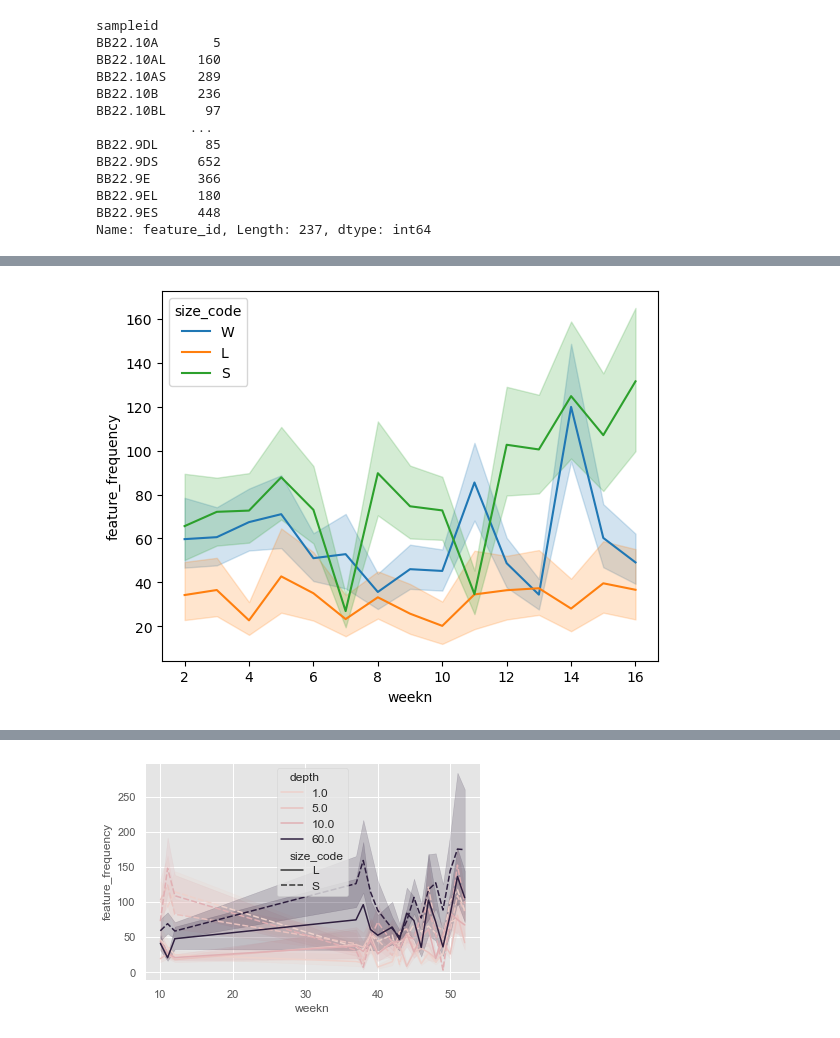
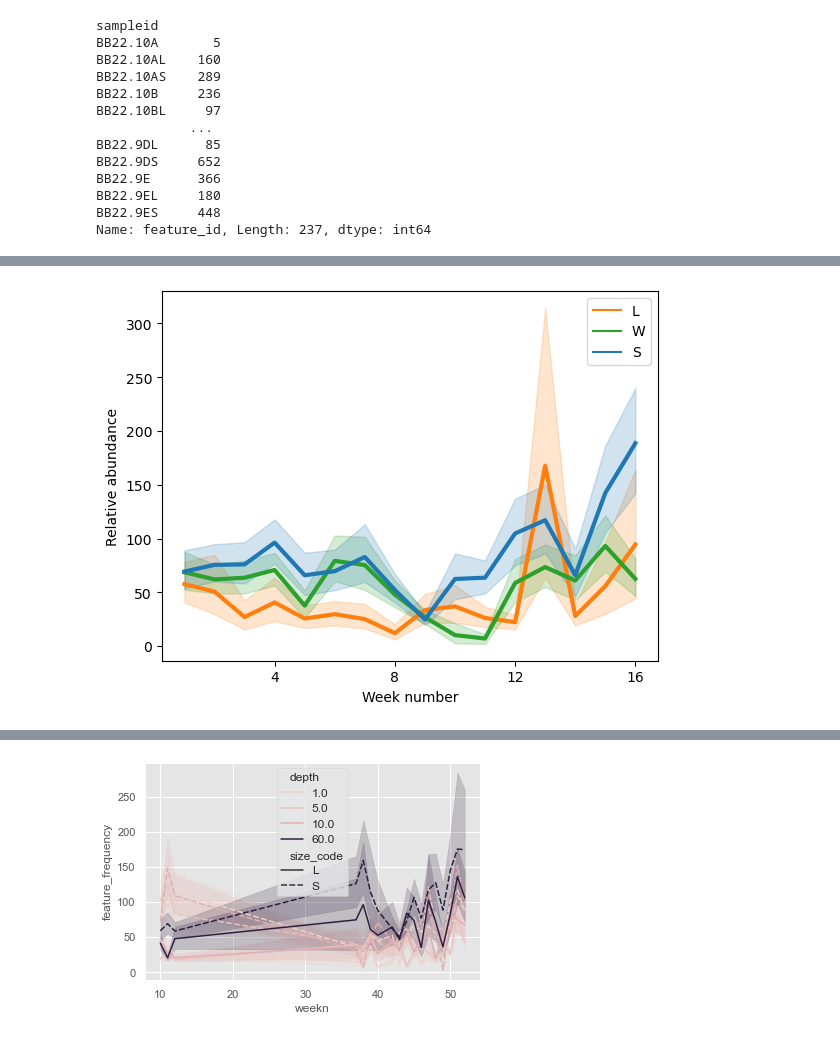
Before and after one commit to dianahaider/size_fractions, a Jupyter notebook: bb2022_sf.ipynb, the cells around one changed output, grey strips where cells are left out. Drawn from its saved outputs; the diff is of its cells as text; code cells hidden in the pictures.

```diff
--- a/bb2014-21_split_anal_cleaned-Copy1.ipynb
+++ b/bb2022_sf.ipynb
@@ -634,7 +586,2 @@ toptaxaeuph=toptaxa[copy_of.year==2014]
-# %%
-sns.lineplot(x = "weekn", y = "feature_frequency", data=sfd30, hue="size_code")
-plt.show()
-# %% [output]
-[figure, removed]
 # %%
 sizecodes = ['S', 'L', 'W']
@@ -642,3 +589,16 @@ palette_colors = sns.color_palette('tab10')
 palette_dict = {sizecode: color for sizecode, color in zip(sizecodes, palette_colors)}
+# %%
+ax = sns.lineplot(data=sfd1, x ='weekn', y = 'feature_frequency',
+                  hue='size_code',
+                  palette=palette_dict,
+                  legend='full', lw=3)
+
+ax.xaxis.set_major_locator(ticker.MultipleLocator(4))
+plt.legend(bbox_to_anchor=(1, 1))
+plt.ylabel('Relative abundance')
+plt.xlabel('Week number')
+plt.show()
+# %% [output]
+[figure, added]
 # %%
 plt.subplot(511)
```
Also changed, not shown: parts of 33 cells of this notebook, 5 other files.
